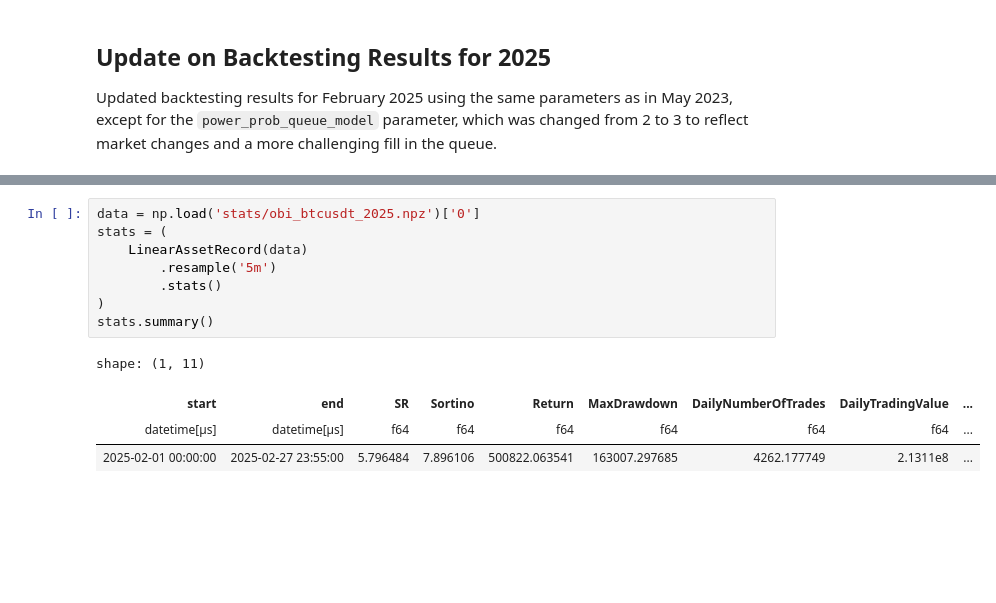
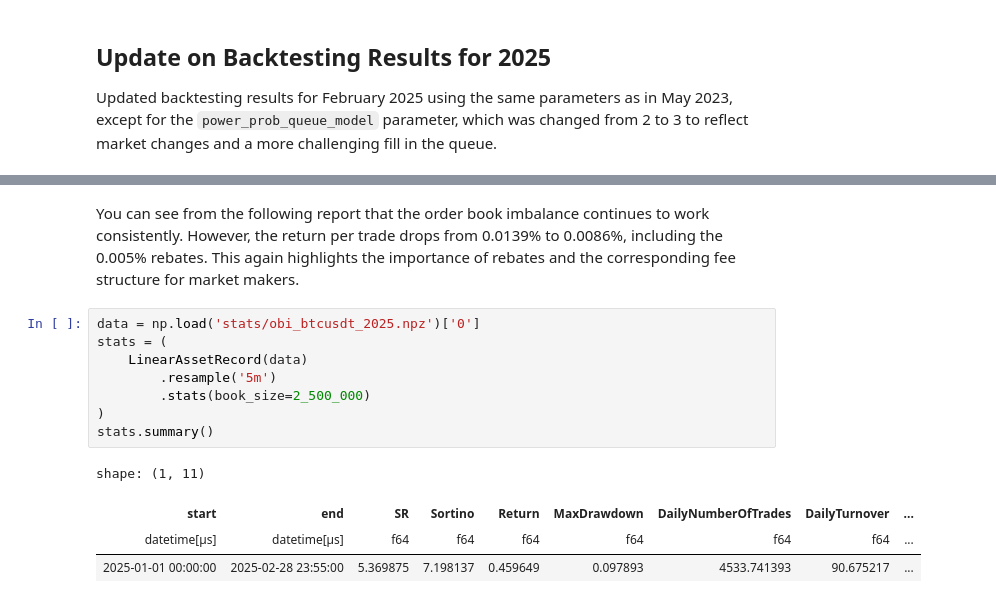
Before and after one commit to nkaz001/hftbacktest, a Jupyter notebook: examples/Market Making with Alpha - Order Book Imbalance.ipynb, the cells around one changed output, grey strips where cells are left out. Drawn from its saved outputs; the diff is of its cells as text; blank space fills up the shorter version.

Commit message:
docs: update Market Making with Alpha examples.

```diff
--- a/examples/Market Making with Alpha - Order Book Imbalance.ipynb
+++ b/examples/Market Making with Alpha - Order Book Imbalance.ipynb
@@ -472,13 +485,15 @@ Wall time: 38min 9s
+# %% [markdown]
+You can see from the following report that the order book imbalance continues to work consistently. However, the return per trade drops from 0.0139% to 0.0086%, including the 0.005% rebates. This again highlights the importance of rebates and the corresponding fee structure for market makers.
 # %%
 data = np.load('stats/obi_btcusdt_2025.npz')['0']
 stats = (
     LinearAssetRecord(data)
         .resample('5m')
-        .stats()
+        .stats(book_size=2_500_000)
 )
 stats.summary()
 # %% [output]
 shape: (1, 11)
-| start | end | SR | Sortino | Return | MaxDrawdown | DailyNumberOfTrades | DailyTradingValue | ... |
+| start | end | SR | Sortino | Return | MaxDrawdown | DailyNumberOfTrades | DailyTurnover | ... |
 | datetime[μs] | datetime[μs] | f64 | f64 | f64 | f64 | f64 | f64 | ... |
-| 2025-02-01 00:00:00 | 2025-02-27 23:55:00 | 5.796484 | 7.896106 | 500822.063541 | 163007.297685 | 4262.177749 | 2.1311e8 | ... |
+| 2025-01-01 00:00:00 | 2025-02-28 23:55:00 | 5.369875 | 7.198137 | 0.459649 | 0.097893 | 4533.741393 | 90.675217 | ... |
```
Also changed, not shown: parts of 6 cells of this notebook, 1 other file.
